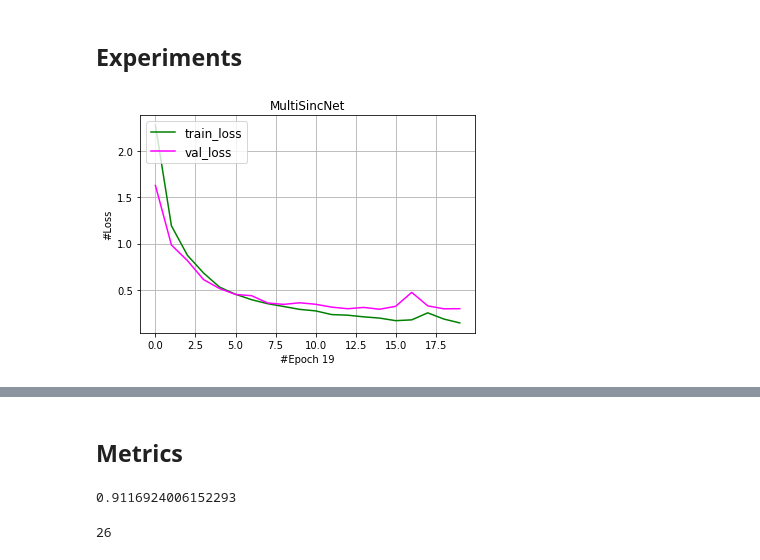
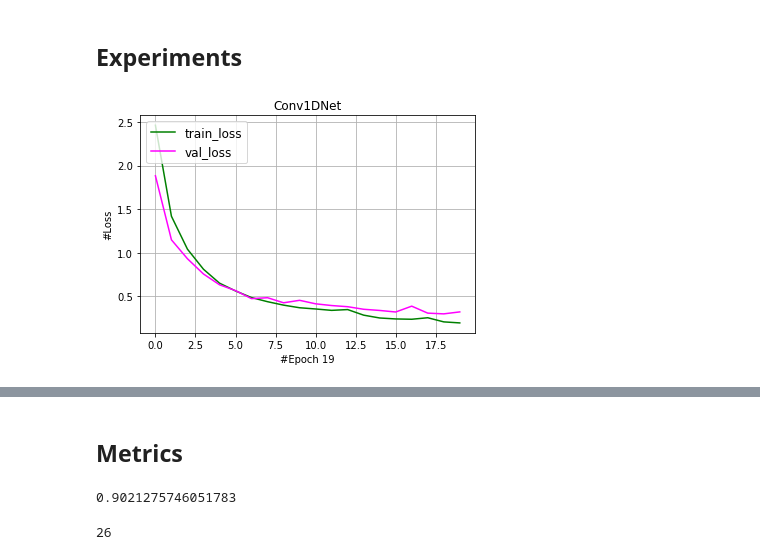
Before and after one commit to gogolgrind/skdl-sensors-har, a Jupyter notebook: pamap2.ipynb, the cells around one changed output, grey strips where cells are left out. Saved outputs shown, nothing was run; the diff lists cells and outputs as text; code cells hidden in the pictures.

Commit message:
update model chkpt

```diff
--- a/pamap2.ipynb
+++ b/pamap2.ipynb
@@ -276,14 +277,14 @@ def compute_acc(reference, prediction):
 train_loader = torch.utils.data.DataLoader(train_dataset,batch_size=batch_size,shuffle=True)
 val_loader = torch.utils.data.DataLoader(val_dataset,batch_size=batch_size,shuffle=False)
 # %%
-#model = Conv1DNet().to(device)
-model = MultiSincNet(device=device).to(device)
-opt = torch.optim.Adam(model.parameters(), lr=1e-3,weight_decay=1e-7)
+model = Conv1DNet().to(device)
+#model = MultiSincNet(device=device).to(device)
+opt = torch.optim.Adam(model.parameters(), lr=1e-3,weight_decay=1e-5)
 # %%
 best_acc = -1
 best_loss =999999999
 sPATH = ''
-fmt_str = '/ksozykinraid/models/%s_%.4f.pth'
+fmt_str = '/ksozykinraid/har-models/%s_%dclass_%.4f.pth'
 # %%
 from collections import  defaultdict
 report  = defaultdict(list)
@@ -346,38 +347,38 @@ for epoch in range(num_epochs):
         best_loss = val_loss
         if sPATH != '' and os.path.exists(sPATH):
             os.remove(sPATH)
-        sPATH = fmt_str % (model.__class__.__name__,best_loss)
+        sPATH = fmt_str % (model.__class__.__name__,num_classes,best_loss)
         torch.save(model.state_dict(),sPATH)
         if best_acc > 94:
             print("Early Stopping")
             break
     report['train_loss'].append(train_loss / train_batches)
     report['val_loss'].append(val_loss)
 
     display.clear_output(wait=True)
     fig = plt.Figure(figsize=(12,6),facecolor='white')
     plt.plot(report['train_loss'],color='green',label='train_loss')
     plt.plot(report['val_loss'],color='magenta',label='val_loss')
     plt.xlabel("#Epoch %d" % epoch)
     plt.ylabel("#Loss")
     plt.title(model.__class__.__name__)
     legend(loc=2, prop={'size': 12})
     plt.grid()
     plt.show()
 
     print("%d\tTraining:" % (epoch))
 
     print("\tLoss:\t%.5f" % (train_loss / train_batches))
     print("\tACC:\t%.5f" % (train_acc))
     print("%d\tValidation:" % (epoch))
     print("\tBEST VAL loss:\t%.5f" % best_loss)
     print("\tLoss:\t%.5f" % val_loss)
     print("\tACC:\t%.5f" % val_acc)
     print('\n')
 
 
     if epoch  % verbose == 0 or epoch == num_epochs - 1:
         pass
 # %% [output]
-[figure, old version]
+[figure, new version]
 19      Training:
@@ -412,7 +413,7 @@ for i in range(n_conf):
 # %%
 np.mean(fm_score )
 # %% [output]
-0.9116924006152293
+0.9021275746051783
 # %%
 n_conf
 # %% [output]
```
Also changed, not shown: parts of 4 cells of this notebook.
